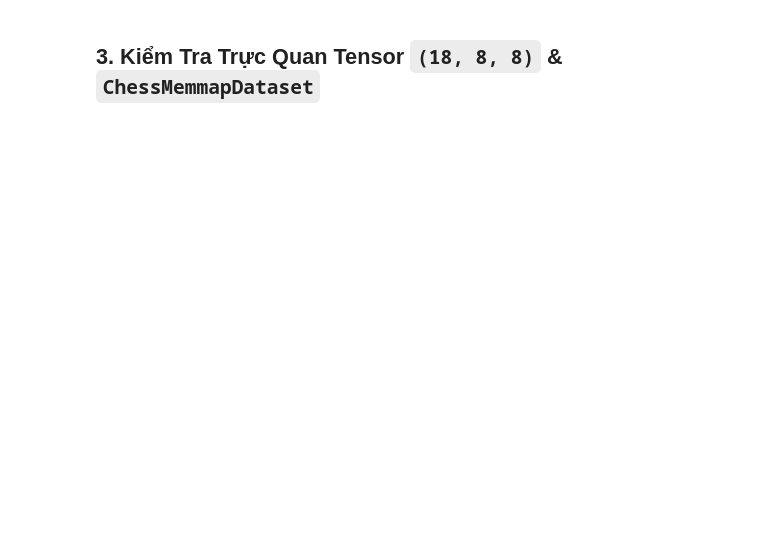
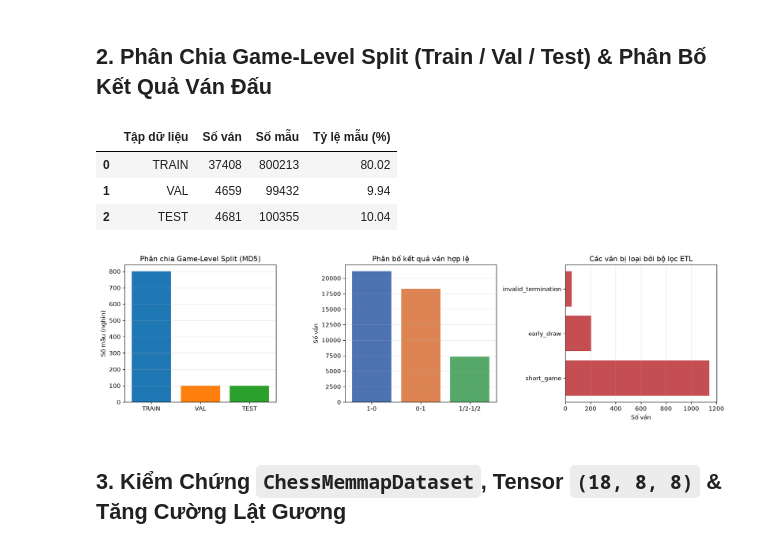
Before and after one commit to VoVanTuan284/101_TTNTNC, a Jupyter notebook: notebooks/01_data_etl_and_tensor.ipynb, the cells around one changed output. Saved outputs shown, nothing was run; the diff lists cells and outputs as text; code cells hidden in the pictures; blank space fills up the shorter version.

Commit message:
docs(nb01): hoàn thiện và lưu output phân tích ETL và Tensor 18 kênh

```diff
--- a/notebooks/01_data_etl_and_tensor.ipynb
+++ b/notebooks/01_data_etl_and_tensor.ipynb
@@ -32,2 +60,48 @@ from chess_ai.core.board_tensor import board_to_tensor
+# %% [markdown]
+## 2. Phân Chia Game-Level Split (Train / Val / Test) & Phân Bố Kết Quả Ván Đấu
+# %%
+splits_df = pd.DataFrame([
+    {
+        "Tập dữ liệu": sp.upper(),
+        "Số ván": info["games"],
+        "Số mẫu": info["samples"],
+        "Tỷ lệ mẫu (%)": round(info["samples"] * 100.0 / meta["total_samples"], 2),
+    }
+    for sp, info in meta["splits"].items()
+])
+display(splits_df)
+
+res_dist = meta["result_distribution"]
+rej = meta.get("rejected_reasons", {})
+
+fig, axes = plt.subplots(1, 3, figsize=(15, 4.2), dpi=120)
+
+# (1) Train/Val/Test split
+axes[0].bar(splits_df["Tập dữ liệu"], splits_df["Số mẫu"] / 1000.0, color=["#1f77b4", "#ff7f0e", "#2ca02c"])
+axes[0].set_title("Phân chia Game-Level Split (MD5)")
+axes[0].set_ylabel("Số mẫu (nghìn)")
+axes[0].grid(True, axis="y", alpha=0.3)
+
+# (2) Phân bố kết quả ván đấu
+axes[1].bar(list(res_dist.keys()), list(res_dist.values()), color=["#4c72b0", "#dd8452", "#55a868"])
+axes[1].set_title("Phân bố kết quả ván hợp lệ")
+axes[1].set_ylabel("Số ván")
+axes[1].grid(True, axis="y", alpha=0.3)
+
+# (3) Lý do loại ván
+if rej:
+    axes[2].barh(list(rej.keys()), list(rej.values()), color="#c44e52")
+    axes[2].set_title("Các ván bị loại bởi bộ lọc ETL")
+    axes[2].set_xlabel("Số ván")
+    axes[2].grid(True, axis="x", alpha=0.3)
+
+plt.tight_layout()
+plt.show()
+# %% [output]
+|  | Tập dữ liệu | Số ván | Số mẫu | Tỷ lệ mẫu (%) |
+| 0 | TRAIN | 37408 | 800213 | 80.02 |
+| 1 | VAL | 4659 | 99432 | 9.94 |
+| 2 | TEST | 4681 | 100355 | 10.04 |
+[figure, added]
 # %% [markdown]
-## 3. Kiểm Tra Trực Quan Tensor `(18, 8, 8)` & `ChessMemmapDataset`
+## 3. Kiểm Chứng `ChessMemmapDataset`, Tensor `(18, 8, 8)` & Tăng Cường Lật Gương
```
Also changed, not shown: parts of 11 cells of this notebook.
